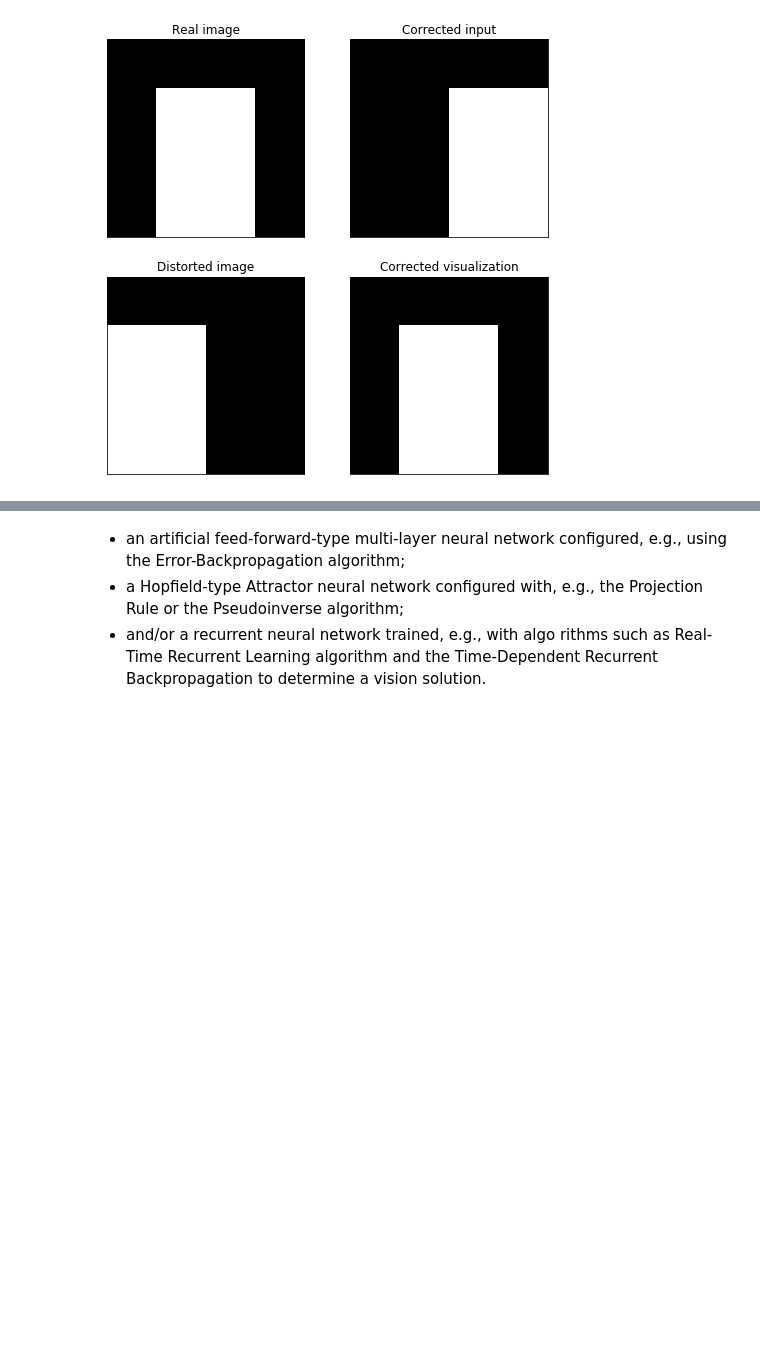
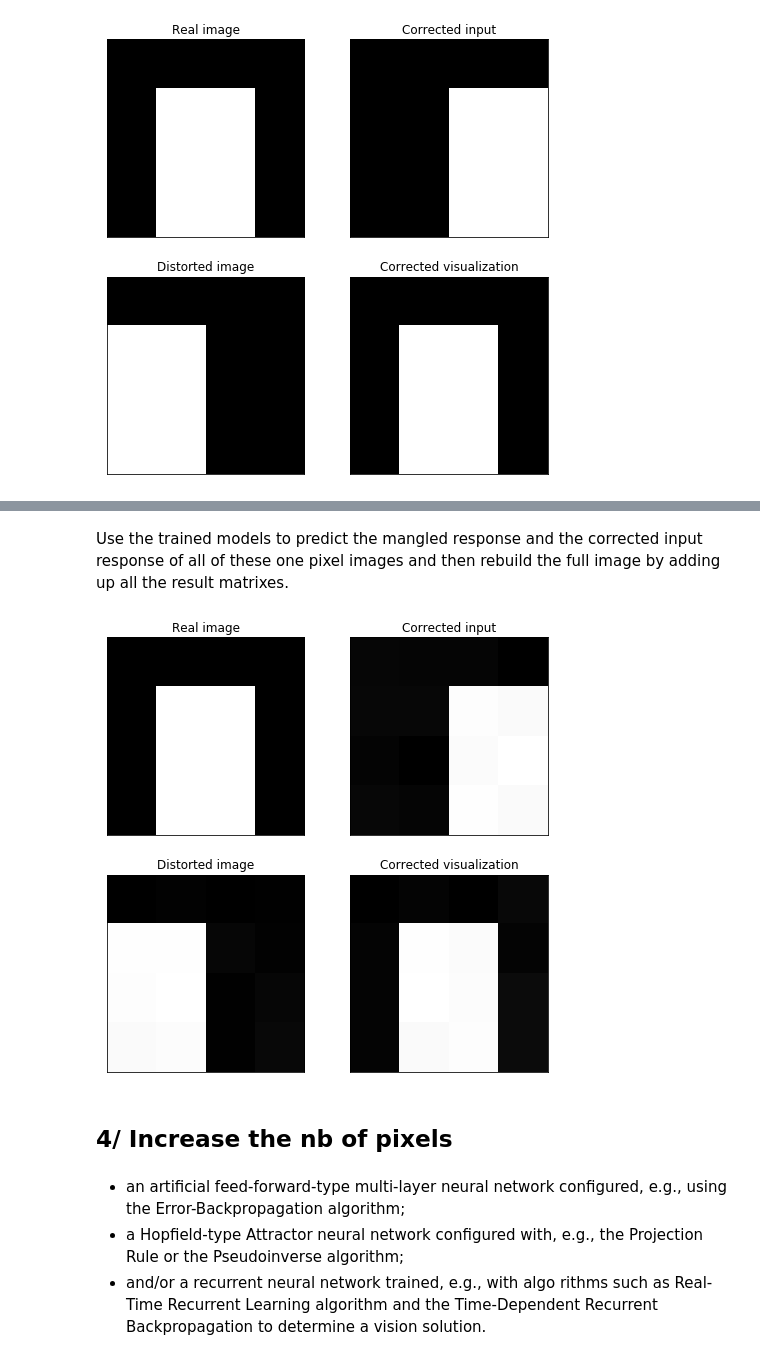
Before and after one commit to marieo31/final_project, a Jupyter notebook: Report.ipynb, the cells around one changed output, grey strips where cells are left out. Saved outputs shown, nothing was run; the diff lists cells and outputs as text; code cells hidden in the pictures; blank space fills up the shorter version.

```diff
--- a/Report.ipynb
+++ b/Report.ipynb
@@ -437,0 +298,49 @@ vis_matrices(X_train[n,:].reshape(nbpix,nbpix), X_train[n,:].reshape(nbpix,nbpix
+# %% [markdown]
+Use the trained models to predict the mangled response and the corrected input response of all of these one pixel images
+and then rebuild the full image by adding up all the result matrixes.
+# %%
+# Prediction functions
+def predict_mangler(mat):
+    # split the input matrix into matrices of one pixel
+    mat_split = split_matrix(mat)
+    nb_dark_pxl = mat_split.shape[0]
+
+    # initializations
+    res = np.zeros((nb_dark_pxl, nbpix**2))
+    Mres = np.zeros((nbpix,nbpix))
+    # Loop on all the one pixels array
+    for ii in range(0,nb_dark_pxl):
+        # Apply the models to the one pixel matrices
+        res[ii,:] = model_mangler.predict(np.expand_dims(mat_split[ii], axis=0))
+        # Sum up the results to construct the matrices
+        Mres = Mres + res[ii,:].reshape(nbpix,nbpix)
+    return Mres
+
+def predict_corrector(mat):
+    # split the input matrix into matrices of one pixel
+    mat_split = split_matrix(mat)
+    nb_dark_pxl = mat_split.shape[0]
+
+    # initializations
+    res = np.zeros((nb_dark_pxl, nbpix**2))
+    Mres = np.zeros((nbpix,nbpix))
+    # Loop on all the one pixels array
+    for ii in range(0,nb_dark_pxl):
+        # Apply the models to the one pixel matrices
+        res[ii,:] = model_corrector.predict(np.expand_dims(mat_split[ii], axis=0))
+        # Sum up the results to construct the matrices
+        Mres = Mres + res[ii,:].reshape(nbpix,nbpix)
+    return Mres
+# %%
+# Predict the mangled image based on the real one
+Mmang_ml = predict_mangler(Mreal)
+# Predict the corrected input based on the real image
+Mcor_ml = predict_corrector(Mreal)
+# Prediction the output from the corrected input
+Mout_ml = predict_mangler(np.round(Mcor_ml))
+# plot the results
+vis_matrices(Mreal, Mmang_ml,Mcor_ml, Mout_ml)
+# %% [output]
+[figure, added]
+# %% [markdown]
+## 4/ Increase the nb of pixels
```
Also changed, not shown: parts of 38 cells of this notebook, 1 other file.
